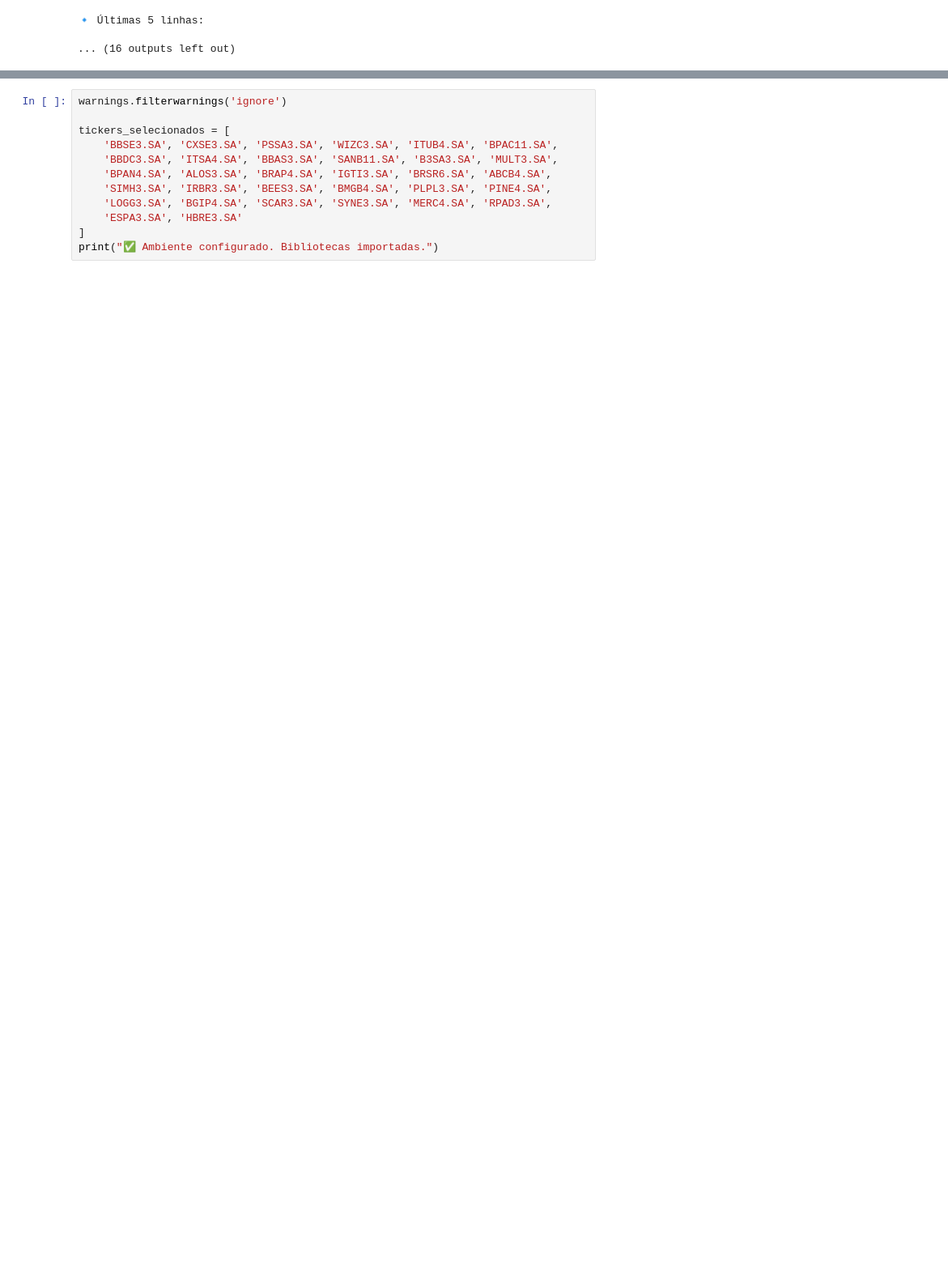
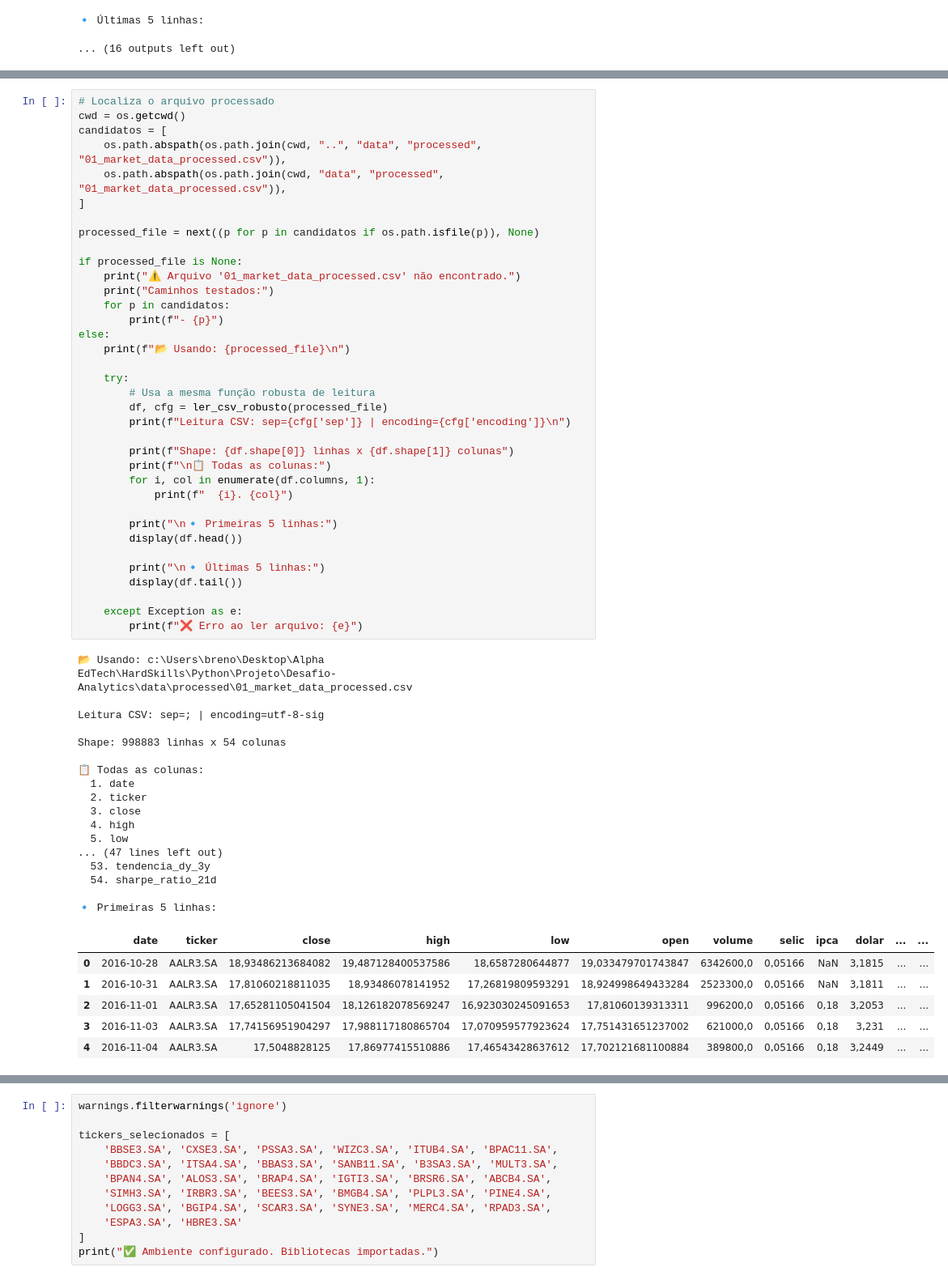
Before and after one commit to Alpha-Desafio-Equipe2/Desafio-Analytics, a Jupyter notebook: notebooks/b3_analytics.ipynb, the cells around one changed output, grey strips where cells are left out. Shown at 81% size. Saved outputs shown, nothing was run; the diff lists cells and outputs as text; blank space fills up the shorter version.

```diff
--- a/notebooks/b3_analytics.ipynb
+++ b/notebooks/b3_analytics.ipynb
@@ -191,0 +192,60 @@ Colunas: ['address1', 'city', 'state', 'zip', 'country', 'phone', 'website', 'in
+# %%
+# Localiza o arquivo processado
+cwd = os.getcwd()
+candidatos = [
+    os.path.abspath(os.path.join(cwd, "..", "data", "processed", "01_market_data_processed.csv")),
+    os.path.abspath(os.path.join(cwd, "data", "processed", "01_market_data_processed.csv")),
+]
+
+processed_file = next((p for p in candidatos if os.path.isfile(p)), None)
+
+if processed_file is None:
+    print("⚠️ Arquivo '01_market_data_processed.csv' não encontrado.")
+    print("Caminhos testados:")
+    for p in candidatos:
+        print(f"- {p}")
+else:
+    print(f"📂 Usando: {processed_file}\n")
+
+    try:
+        # Usa a mesma função robusta de leitura
+        df, cfg = ler_csv_robusto(processed_file)
+        print(f"Leitura CSV: sep={cfg['sep']} | encoding={cfg['encoding']}\n")
+
+        print(f"Shape: {df.shape[0]} linhas x {df.shape[1]} colunas")
+        print(f"\n📋 Todas as colunas:")
+        for i, col in enumerate(df.columns, 1):
+            print(f"  {i}. {col}")
+
+        print("\n🔹 Primeiras 5 linhas:")
+        display(df.head())
+
+        print("\n🔹 Últimas 5 linhas:")
+        display(df.tail())
+
+    except Exception as e:
+        print(f"❌ Erro ao ler arquivo: {e}")
+# %% [output]
+📂 Usando: c:\Users\breno\Desktop\Alpha EdTech\HardSkills\Python\Projeto\Desafio-Analytics\data\processed\01_market_data_processed.csv
+
+Leitura CSV: sep=; | encoding=utf-8-sig
+
+Shape: 998883 linhas x 54 colunas
+
+📋 Todas as colunas:
+  1. date
+  2. ticker
+  3. close
+  4. high
+  5. low
+... (47 lines left out)
+  53. tendencia_dy_3y
+  54. sharpe_ratio_21d
+
+🔹 Primeiras 5 linhas:
+|  | date | ticker | close | high | low | open | volume | selic | ipca | dolar | ... | ... |
+| 0 | 2016-10-28 | AALR3.SA | 18,93486213684082 | 19,487128400537586 | 18,6587280644877 | 19,033479701743847 | 6342600,0 | 0,05166 | NaN | 3,1815 | ... | ... |
+| 1 | 2016-10-31 | AALR3.SA | 17,81060218811035 | 18,93486078141952 | 17,26819809593291 | 18,924998649433284 | 2523300,0 | 0,05166 | NaN | 3,1811 | ... | ... |
+| 2 | 2016-11-01 | AALR3.SA | 17,65281105041504 | 18,126182078569247 | 16,923030245091653 | 17,81060139313311 | 996200,0 | 0,05166 | 0,18 | 3,2053 | ... | ... |
+| 3 | 2016-11-03 | AALR3.SA | 17,74156951904297 | 17,988117180865704 | 17,070959577923624 | 17,751431651237002 | 621000,0 | 0,05166 | 0,18 | 3,231 | ... | ... |
+| 4 | 2016-11-04 | AALR3.SA | 17,5048828125 | 17,86977415510886 | 17,46543428637612 | 17,702121681100884 | 389800,0 | 0,05166 | 0,18 | 3,2449 | ... | ... |
```
Also changed, not shown: parts of 14 cells of this notebook.
